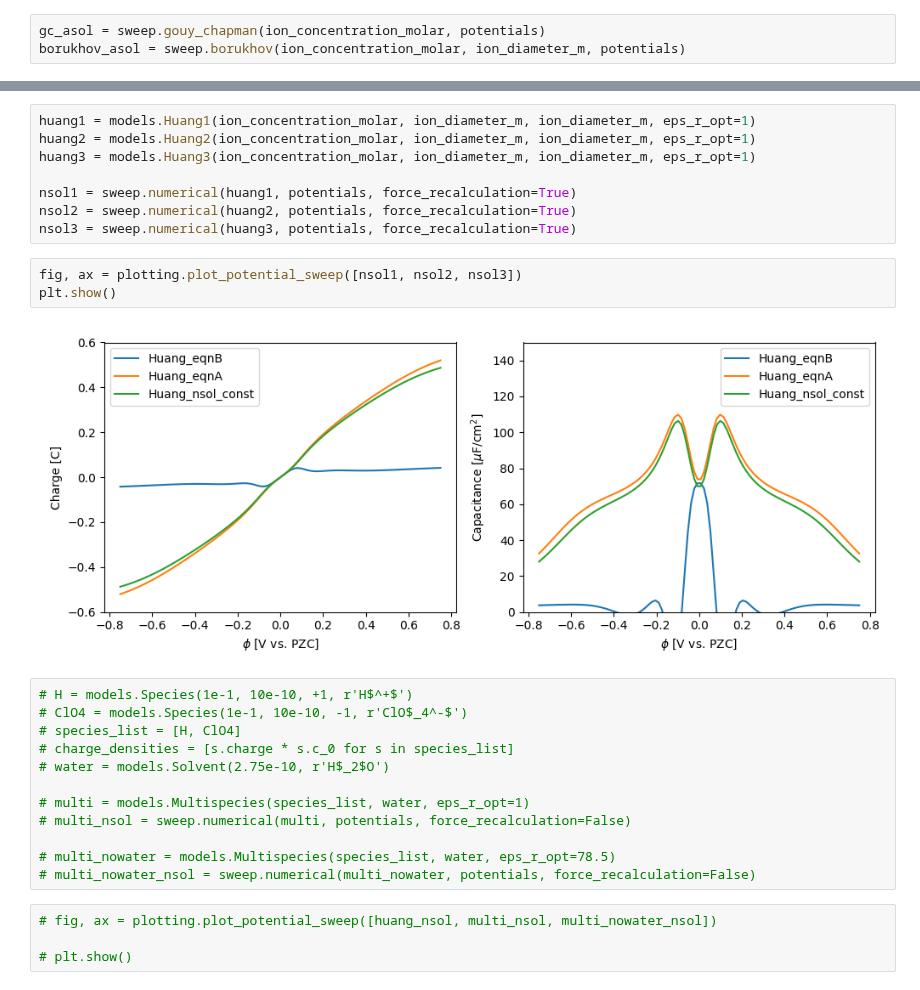
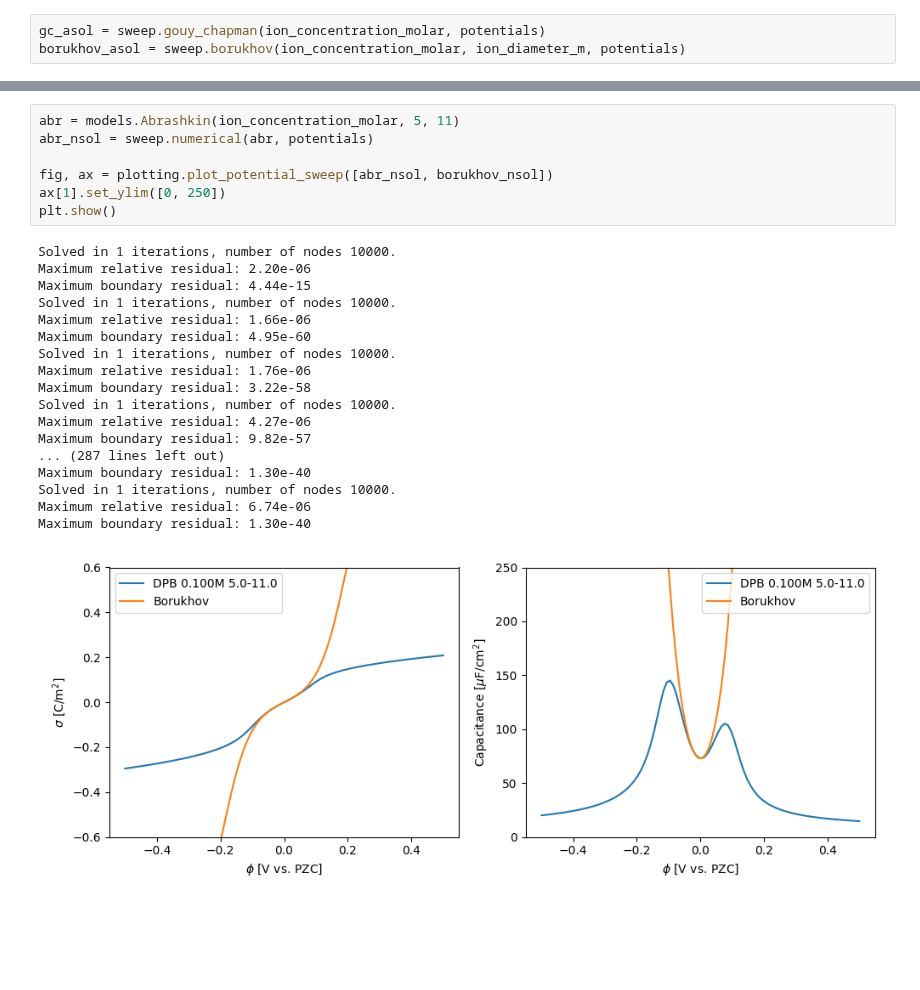
Before and after one commit to lucasdekam/frumkin, a Jupyter notebook: potential_sweeps.ipynb, the cells around one changed output, grey strips where cells are left out. Saved outputs shown, nothing was run; the diff lists cells and outputs as text; blank space fills up the shorter version.

```diff
--- a/potential_sweeps.ipynb
+++ b/potential_sweeps.ipynb
@@ -41,29 +69,26 @@ plt.show()
-# %%
-huang1 = models.Huang1(ion_concentration_molar, ion_diameter_m, ion_diameter_m, eps_r_opt=1)
-huang2 = models.Huang2(ion_concentration_molar, ion_diameter_m, ion_diameter_m, eps_r_opt=1)
-huang3 = models.Huang3(ion_concentration_molar, ion_diameter_m, ion_diameter_m, eps_r_opt=1)
-
-nsol1 = sweep.numerical(huang1, potentials, force_recalculation=True)
-nsol2 = sweep.numerical(huang2, potentials, force_recalculation=True)
-nsol3 = sweep.numerical(huang3, potentials, force_recalculation=True)
-# %%
-fig, ax = plotting.plot_potential_sweep([nsol1, nsol2, nsol3])
-plt.show()
-# %% [output]
-[figure, removed]
-# %%
-# H = models.Species(1e-1, 10e-10, +1, r'H$^+$')
-# ClO4 = models.Species(1e-1, 10e-10, -1, r'ClO$_4^-$')
-# species_list = [H, ClO4]
-# charge_densities = [s.charge * s.c_0 for s in species_list]
-# water = models.Solvent(2.75e-10, r'H$_2$O')
-
-# multi = models.Multispecies(species_list, water, eps_r_opt=1)
-# multi_nsol = sweep.numerical(multi, potentials, force_recalculation=False)
-
-# multi_nowater = models.Multispecies(species_list, water, eps_r_opt=78.5)
-# multi_nowater_nsol = sweep.numerical(multi_nowater, potentials, force_recalculation=False)
-# %%
-# fig, ax = plotting.plot_potential_sweep([huang_nsol, multi_nsol, multi_nowater_nsol])
-
-# plt.show()
+# %%
+abr = models.Abrashkin(ion_concentration_molar, 5, 11)
+abr_nsol = sweep.numerical(abr, potentials)
+
+fig, ax = plotting.plot_potential_sweep([abr_nsol, borukhov_nsol])
+ax[1].set_ylim([0, 250])
+plt.show()
+# %% [output]
+Solved in 1 iterations, number of nodes 10000.
+Maximum relative residual: 2.20e-06
+Maximum boundary residual: 4.44e-15
+Solved in 1 iterations, number of nodes 10000.
+Maximum relative residual: 1.66e-06
+Maximum boundary residual: 4.95e-60
+Solved in 1 iterations, number of nodes 10000.
+Maximum relative residual: 1.76e-06
+Maximum boundary residual: 3.22e-58
+Solved in 1 iterations, number of nodes 10000.
+Maximum relative residual: 4.27e-06
+Maximum boundary residual: 9.82e-57
+... (287 lines left out)
+Maximum boundary residual: 1.30e-40
+Solved in 1 iterations, number of nodes 10000.
+Maximum relative residual: 6.74e-06
+Maximum boundary residual: 1.30e-40
+[figure, added]
```
Also changed, not shown: parts of 7 cells of this notebook, 5 other files.
